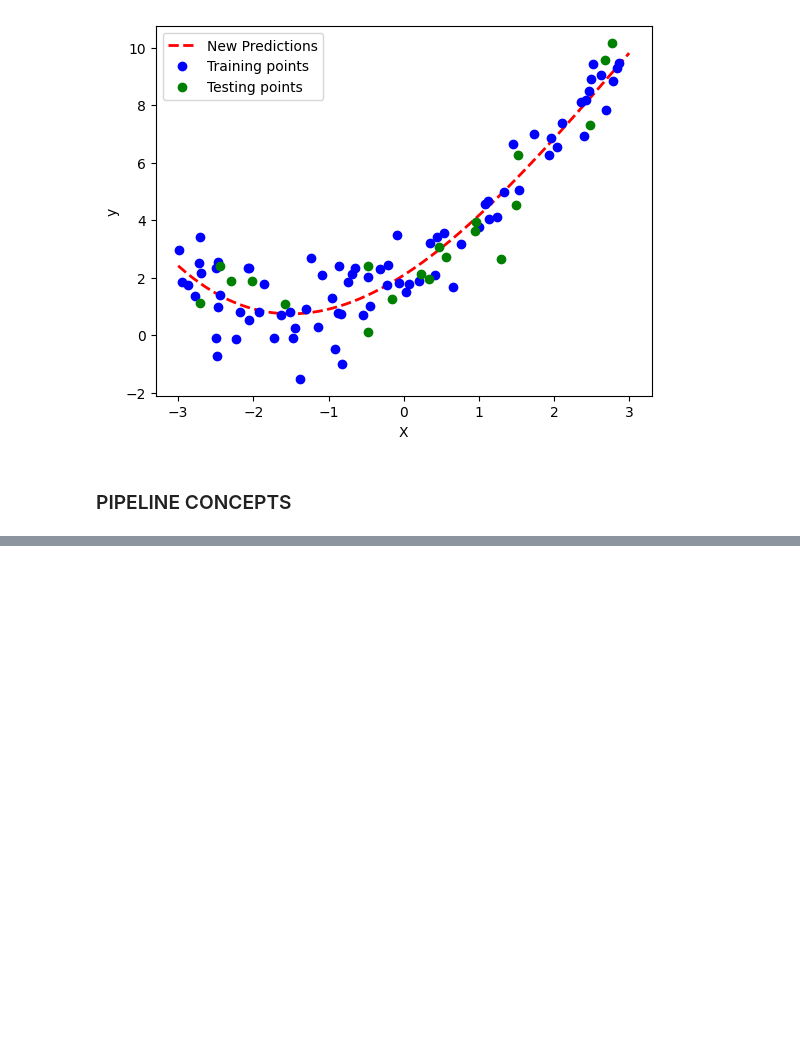
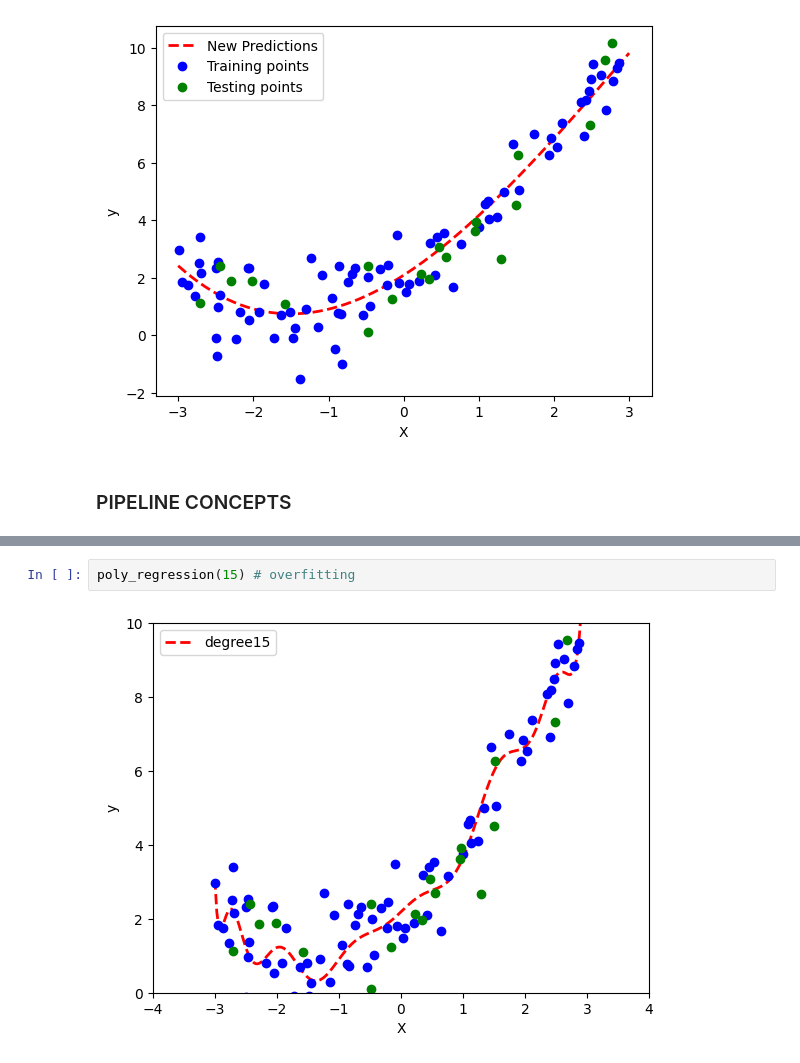
Before and after one commit to Navneet0094/Data-science, a Jupyter notebook: ML Practice/Linear regression/polynomial.ipynb, the cells around one changed output, grey strips where cells are left out. Drawn from its saved outputs; the diff is of its cells as text; blank space fills up the shorter version.

```diff
--- a/ML Practice/Linear regression/polynomial.ipynb
+++ b/ML Practice/Linear regression/polynomial.ipynb
@@ -170,0 +199,4 @@ def poly_regression(deg):
+# %%
+poly_regression(15) # overfitting
+# %% [output]
+[figure, added]
```
Also changed, not shown: parts of 4 cells of this notebook, 1 other file.
